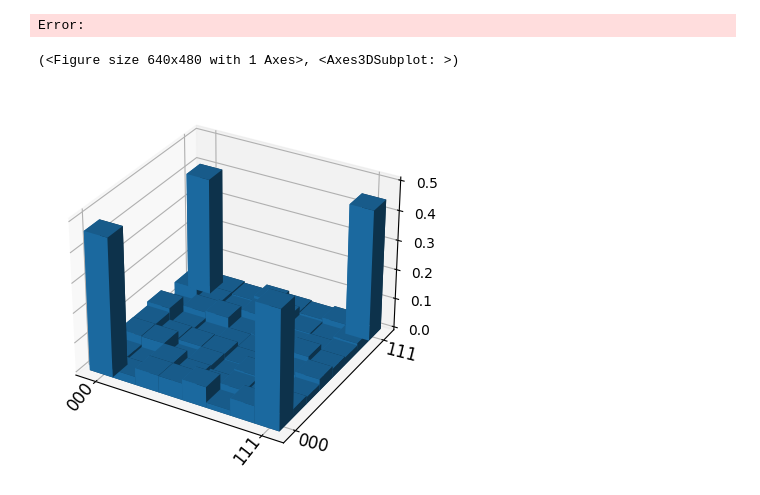
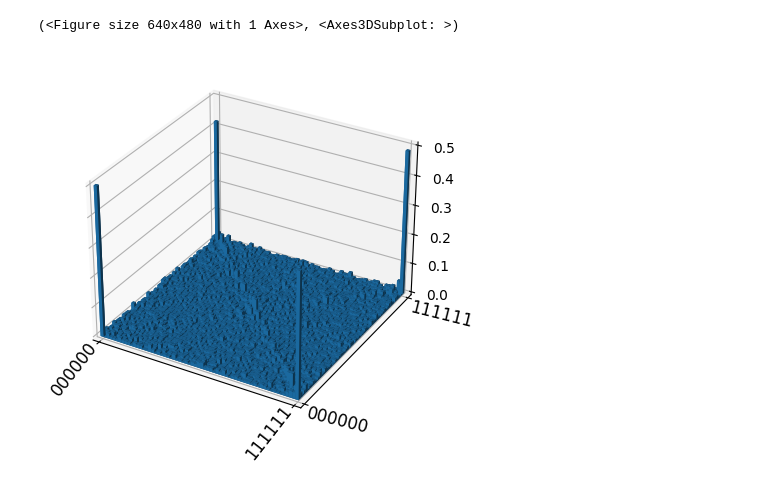
Before and after one commit to abhishekabhishek/AQT-KimGroup, a Jupyter notebook: sandbox/figures.ipynb, the cells around one changed output. Drawn from its saved outputs; the diff is of its cells as text; code cells hidden in the pictures.

```diff
--- a/sandbox/figures.ipynb
+++ b/sandbox/figures.ipynb
@@ -10,20 +8,20 @@ Error:
 # %%
 # Load the reconstructed DM from disk
-data = 'ghz_6_ibmq'
+data = 'ghz_6'
 n_layers = 2
-d_model = 64
-n_epochs = 100
+d_model = 128
+n_epochs = 200
 n_heads = 4
+n_qubits = 6
 
-f_path = f'{data}/3_2700_{n_epochs}-{n_layers}-{d_model}-{n_heads}_dm.npy'
+#f_path = f'{data}/3_2700_{n_epochs}-{n_layers}-{d_model}-{n_heads}_dm.npy'
+f_path = f'{data}/{n_qubits}_{(3**n_qubits)*100}_{n_epochs}-{n_layers}-{d_model}-{n_heads}_dm.npy'
-# %% [output]
-Error:
 # %%
 # Load dm from disk
 dm = np.load(f_path)
 
-n_qubits = 3
+
 fidelity.plotDM(dm, n_qubits)
 # %% [output]
 (<Figure size 640x480 with 1 Axes>, <Axes3DSubplot: >)
-[figure, old version]
+[figure, new version]
```
Also changed, not shown: parts of 2 cells of this notebook, 3 other files.
